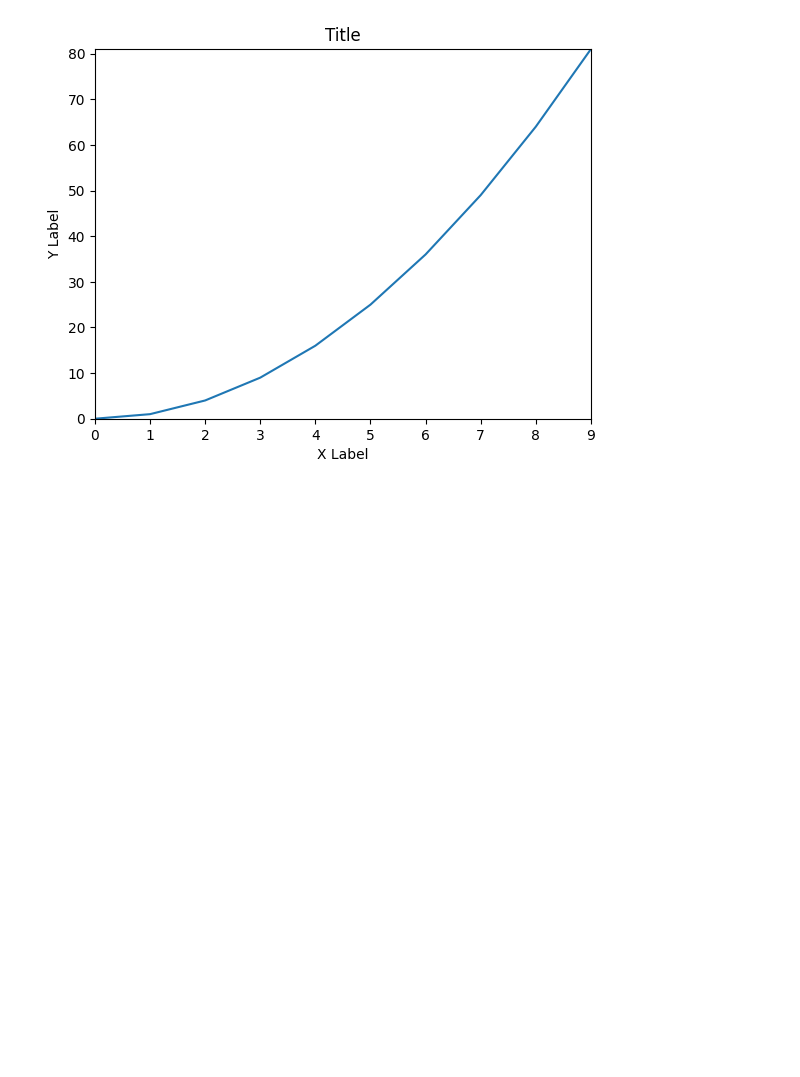
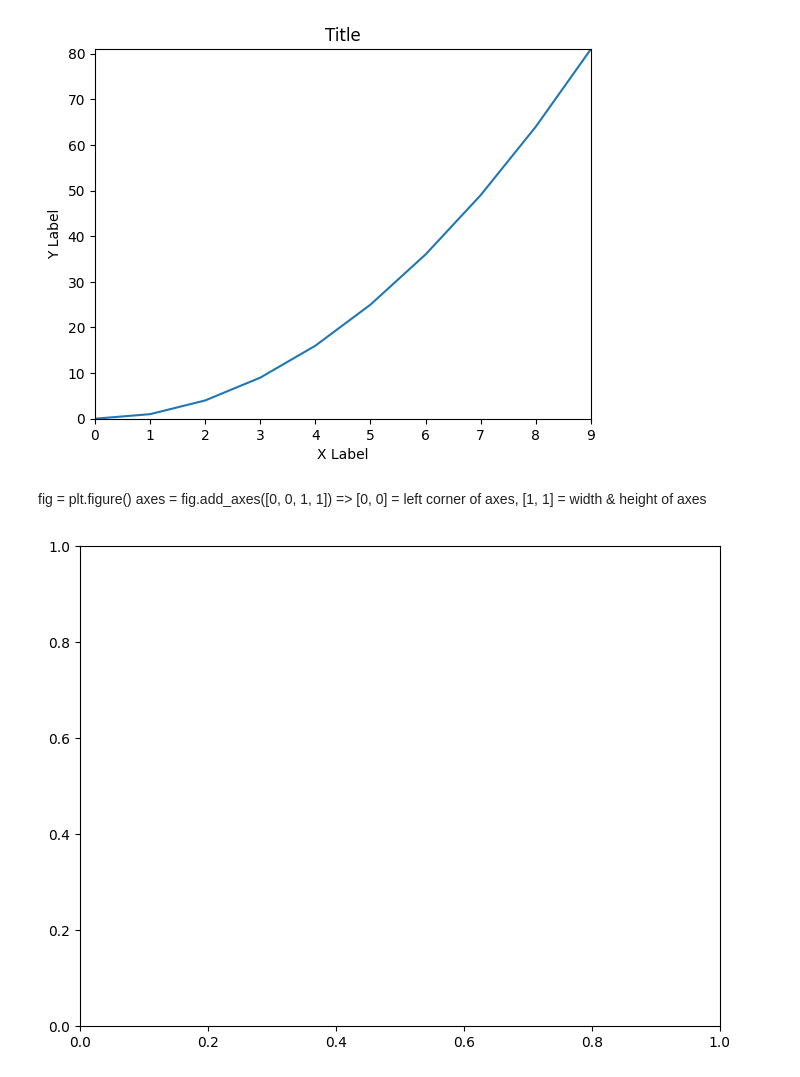
Before and after one commit to GabrielRugila/stats-ml, a Jupyter notebook: L_PY_ML/mtp/basics.ipynb, the cells around one changed output. Saved outputs shown, nothing was run; the diff lists cells and outputs as text; code cells hidden in the pictures; blank space fills up the shorter version.

```diff
--- a/L_PY_ML/mtp/basics.ipynb
+++ b/L_PY_ML/mtp/basics.ipynb
@@ -23,3 +23,11 @@ plt.savefig('test.png', dpi=300)
 plt.show()
 # %% [output]
 [figure]
+# %% [markdown]
+fig = plt.figure()
+axes = fig.add_axes([0, 0, 1, 1]) => [0, 0] = left corner of axes, [1, 1] = width & height of axes
+# %%
+fig = plt.figure()
+axes = fig.add_axes([0, 0, 1, 1])
+# %% [output]
+[figure, added]
```
Also changed, not shown: parts of 8 cells of this notebook.
